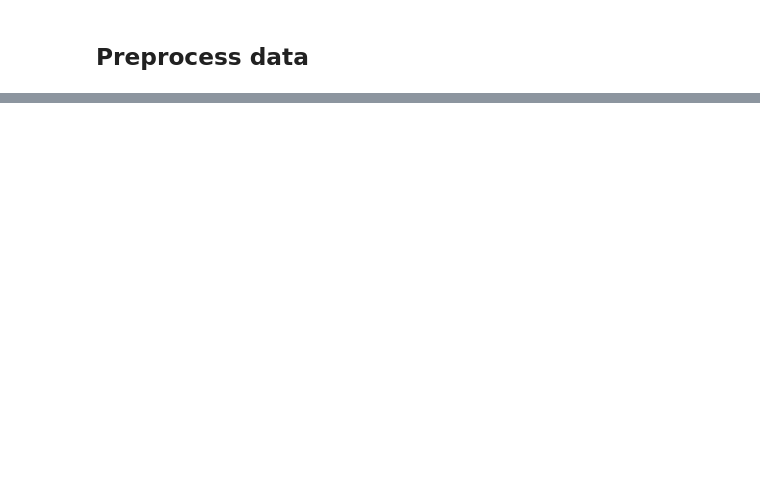
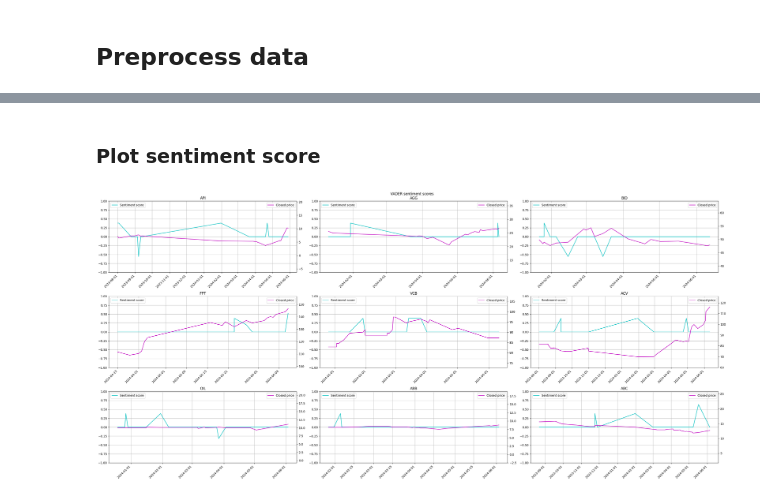
Before and after one commit to thaivo02/Sentiment-analysis, a Jupyter notebook: Sentiment_analysis_to_predict_stock_market.ipynb, the cells around one changed output, grey strips where cells are left out. Drawn from its saved outputs; the diff is of its cells as text; code cells hidden in the pictures; blank space fills up the shorter version.

Commit message:
Compare models & plot the chart

```diff
--- a/Sentiment_analysis_to_predict_stock_market.ipynb
+++ b/Sentiment_analysis_to_predict_stock_market.ipynb
@@ -92,12 +133,0 @@ plt.show()
-# %%
-fig, ax = plt.subplots(figsize=(18, 8))
-volatility_plot = {}
-
-for company, sentiment_scores in sentiment_plot.items():
-  volatility_plot[company] = np.std(sentiment_scores)
-
-for company, volatility in volatility_plot.items():
-  plt.text(company_list.index(company), volatility, f"{volatility:.2f}", ha='center', va='bottom')
-
-ax.bar(company_list, volatility_plot.values(), 0.3, color='w', edgecolor='k')
-plt.show()
@@ -142,0 +165,6 @@ predicted_price
+# %%
+for company, item in company_news.items():
+  print(f"{company}: {item}")
+  print(f"Number of news: {len(item['news'])}")
+  print(f"Number of timeline: {len(item['timeline'])}")
+  print(f"Number of price: {len(item['price'])}")
@@ -142,0 +189,36 @@ predicted_price
+# %% [markdown]
+### Plot sentiment score
+# %%
+vader_sentiment_scores = []
+# %%
+fig = plt.figure(figsize=(30, 14))
+
+for company, item in company_news.items():
+    date = item['timeline']
+    price = item['price']
+    sentiment_scores = item['sentiment']
+    plot_index = company_list.index(company) + 1
+    plot_col = 3
+    plot_row = (len(company_list) + plot_col - 1) // plot_col
+    ax = fig.add_subplot(plot_row, plot_col, plot_index, frameon=False)
+    ax.grid(True)
+    ax.set_title(company)
+    ax.set_ylim(-1, 1)
+    dates = pd.to_datetime(date, dayfirst=True)
+    ax.plot(dates, sentiment_scores, color='c', label='Sentiment score')
+    ax.legend(loc='upper left')
+    ax.xaxis.set_major_formatter(mdates.DateFormatter('%Y-%m-%d'))
+    axt = ax.twinx()
+    axt.plot(dates, price, color='m', label='Closed price')
+    axt.legend(loc='upper right')
+    axt.set_ylim(min(price) - 10, max(price) + 10)
+    plt.setp(ax.get_xticklabels(), rotation=45, ha="right")
+    vader_sentiment_scores.append(sentiment_scores)
+
+fig.suptitle('VADER sentiment scores')
+plt.legend()
+plt.tight_layout()
+plt.savefig('vader_sentiment_scores.png')
+plt.show()
+# %% [output]
+[figure, added]
```
Also changed, not shown: parts of 53 cells of this notebook.
